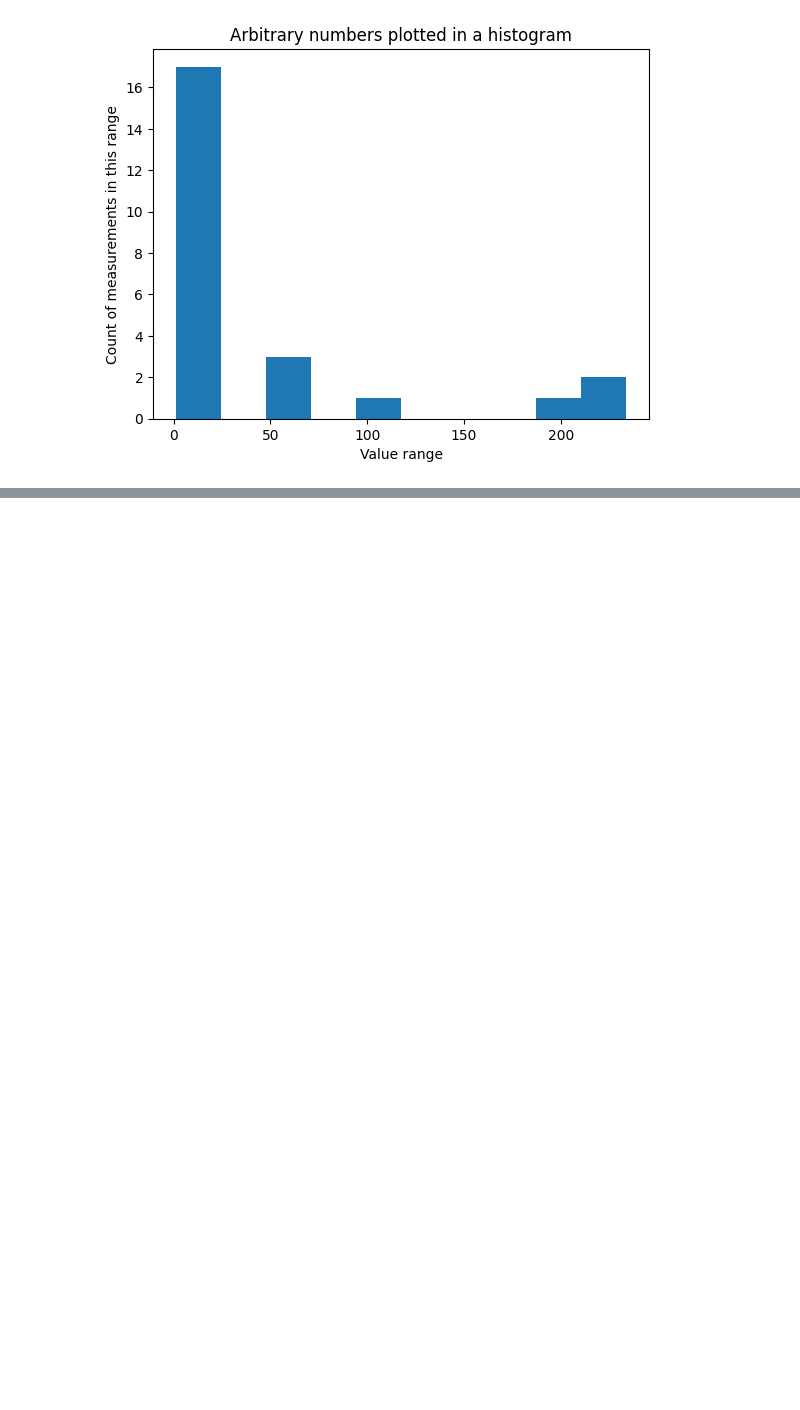
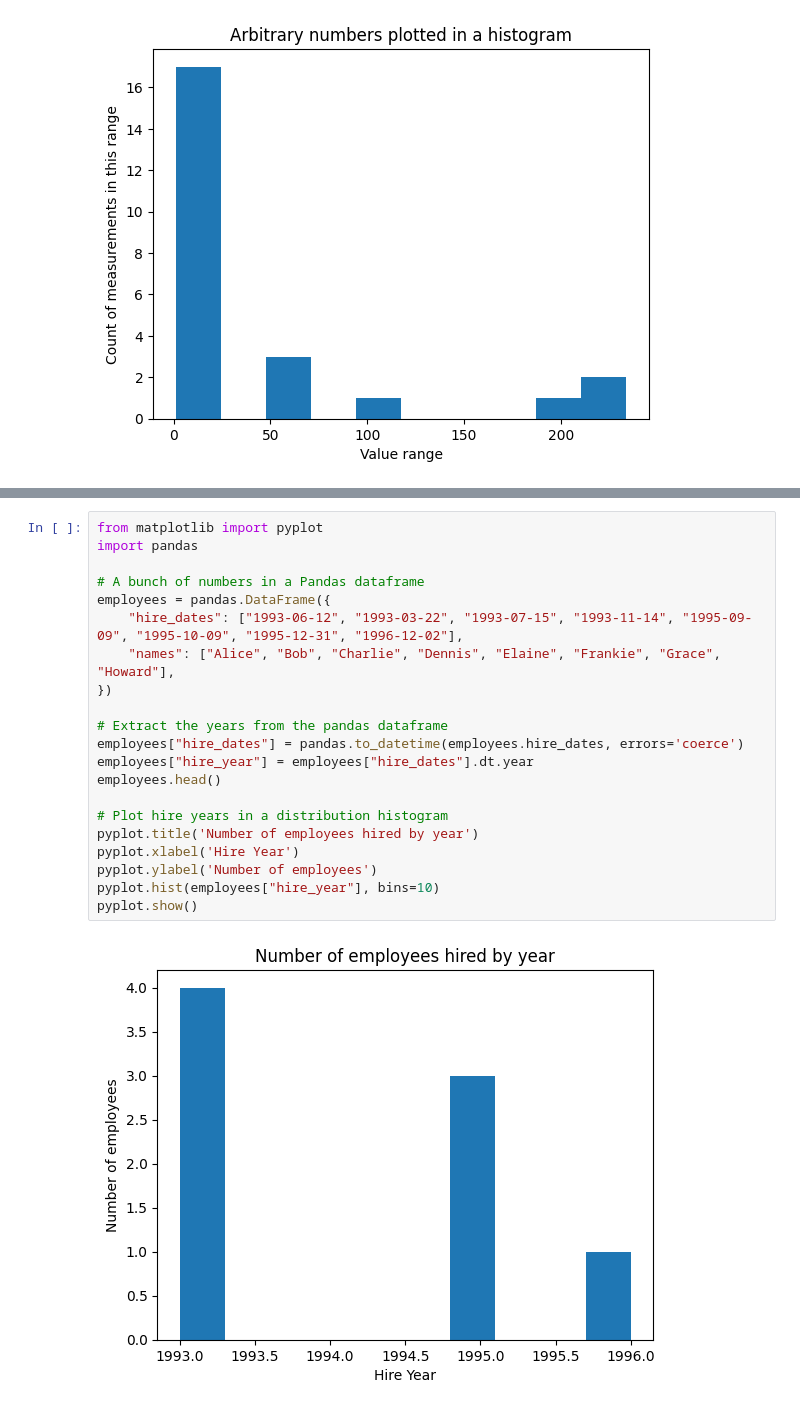
Before and after one commit to tspence/data-analysis-class-resources, a Jupyter notebook: jupyter/Basics of Plotting.ipynb, the cells around one changed output, grey strips where cells are left out. Saved outputs shown, nothing was run; the diff lists cells and outputs as text; blank space fills up the shorter version.

```diff
--- a/jupyter/Basics of Plotting.ipynb
+++ b/jupyter/Basics of Plotting.ipynb
@@ -131,0 +120,23 @@ pyplot.show()
+# %%
+from matplotlib import pyplot
+import pandas
+
+# A bunch of numbers in a Pandas dataframe
+employees = pandas.DataFrame({
+    "hire_dates": ["1993-06-12", "1993-03-22", "1993-07-15", "1993-11-14", "1995-09-09", "1995-10-09", "1995-12-31", "1996-12-02"],
+    "names": ["Alice", "Bob", "Charlie", "Dennis", "Elaine", "Frankie", "Grace", "Howard"],
+})
+
+# Extract the years from the pandas dataframe
+employees["hire_dates"] = pandas.to_datetime(employees.hire_dates, errors='coerce')
+employees["hire_year"] = employees["hire_dates"].dt.year
+employees.head()
+
+# Plot hire years in a distribution histogram
+pyplot.title('Number of employees hired by year')
+pyplot.xlabel('Hire Year')
+pyplot.ylabel('Number of employees')
+pyplot.hist(employees["hire_year"], bins=10)
+pyplot.show()
+# %% [output]
+[figure, added]
```
Also changed, not shown: parts of 3 cells of this notebook.
